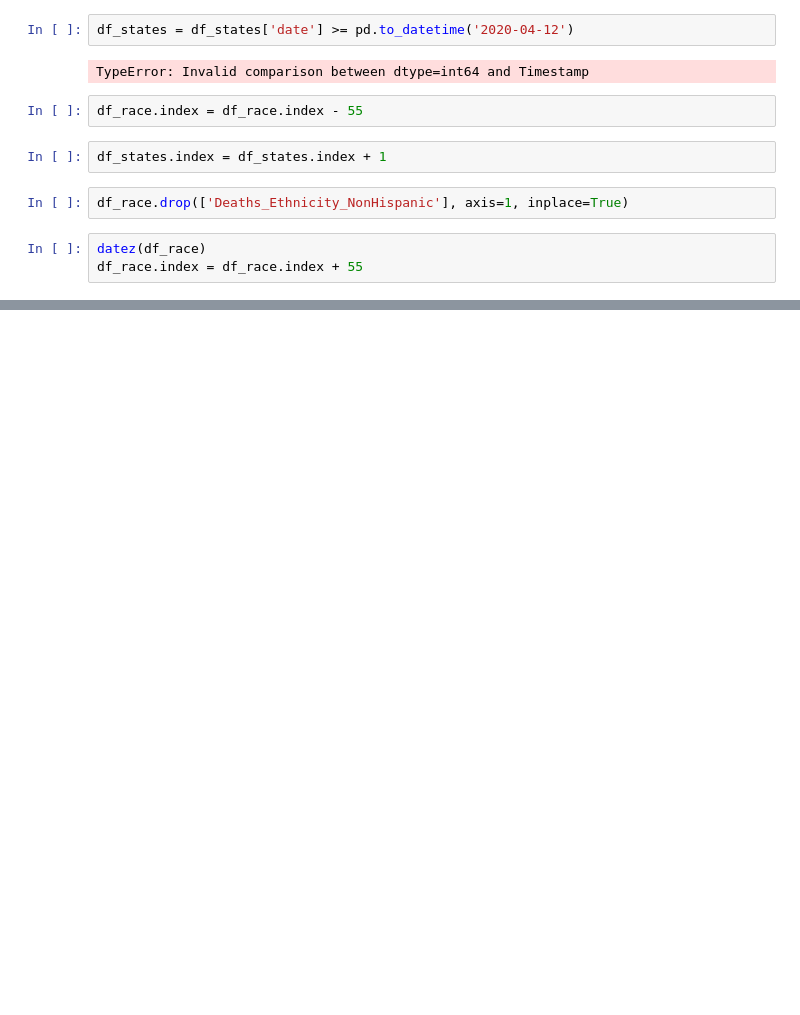
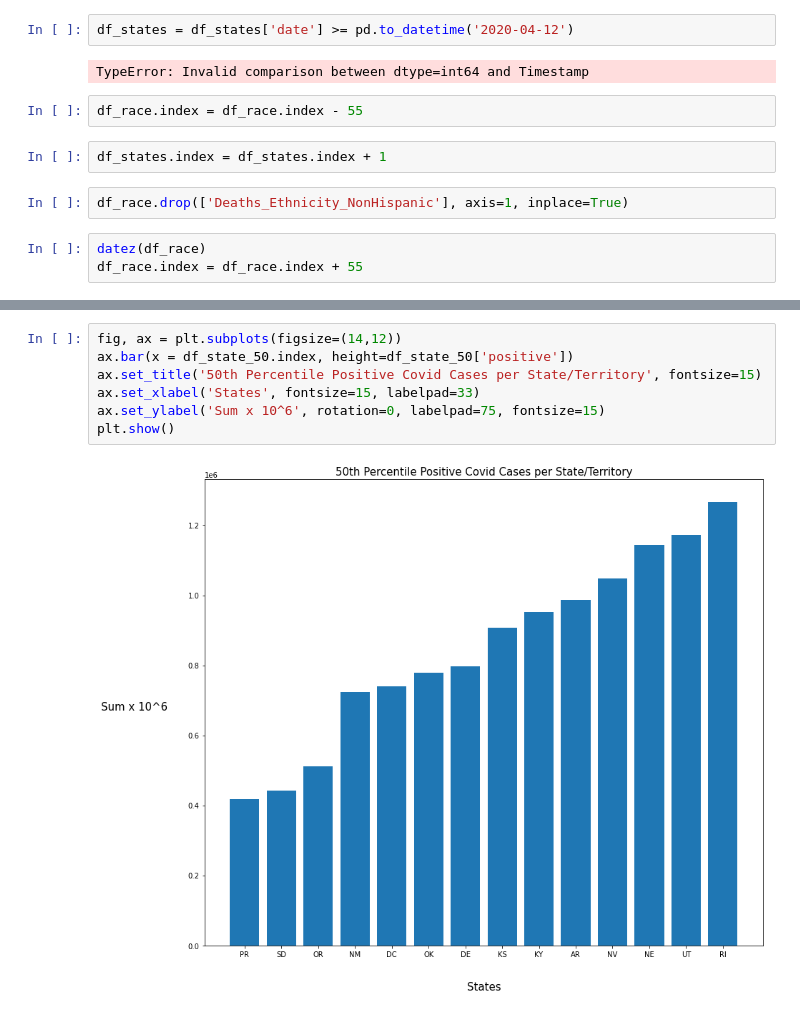
Before and after one commit to thespence7/Covid19-Statistical-Analysis, a Jupyter notebook: covid_tracker/Capstone1_import_data.ipynb, the cells around one changed output, grey strips where cells are left out. Drawn from its saved outputs; the diff is of its cells as text; blank space fills up the shorter version.

```diff
--- a/covid_tracker/Capstone1_import_data.ipynb
+++ b/covid_tracker/Capstone1_import_data.ipynb
@@ -64,0 +117,9 @@ SyntaxError: invalid syntax (<ipython-input-177-3e270de444a0>, line 1)
+# %%
+fig, ax = plt.subplots(figsize=(14,12))
+ax.bar(x = df_state_50.index, height=df_state_50['positive'])
+ax.set_title('50th Percentile Positive Covid Cases per State/Territory', fontsize=15)
+ax.set_xlabel('States', fontsize=15, labelpad=33)
+ax.set_ylabel('Sum x 10^6', rotation=0, labelpad=75, fontsize=15)
+plt.show()
+# %% [output]
+[figure, added]
```
Also changed, not shown: parts of 38 cells of this notebook.
